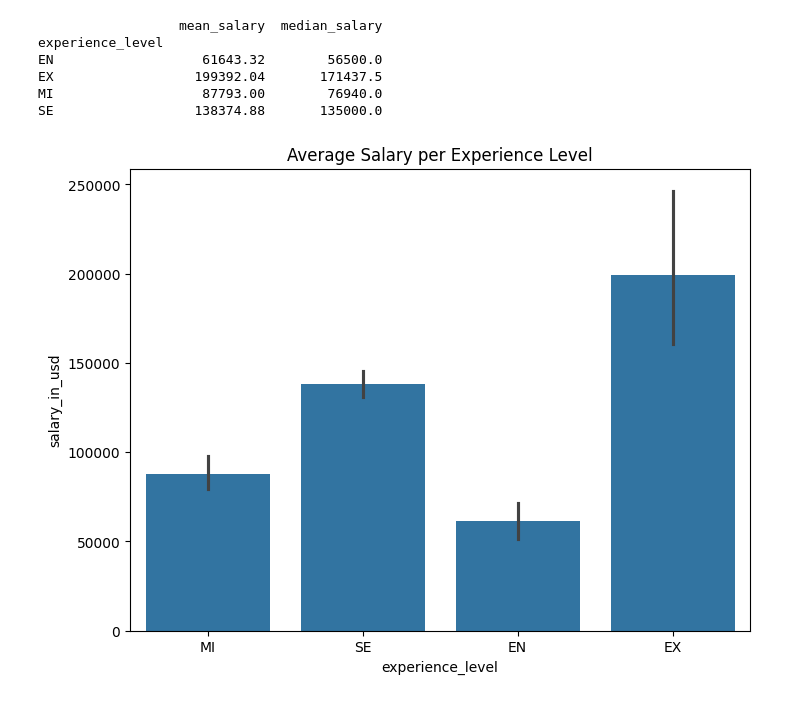
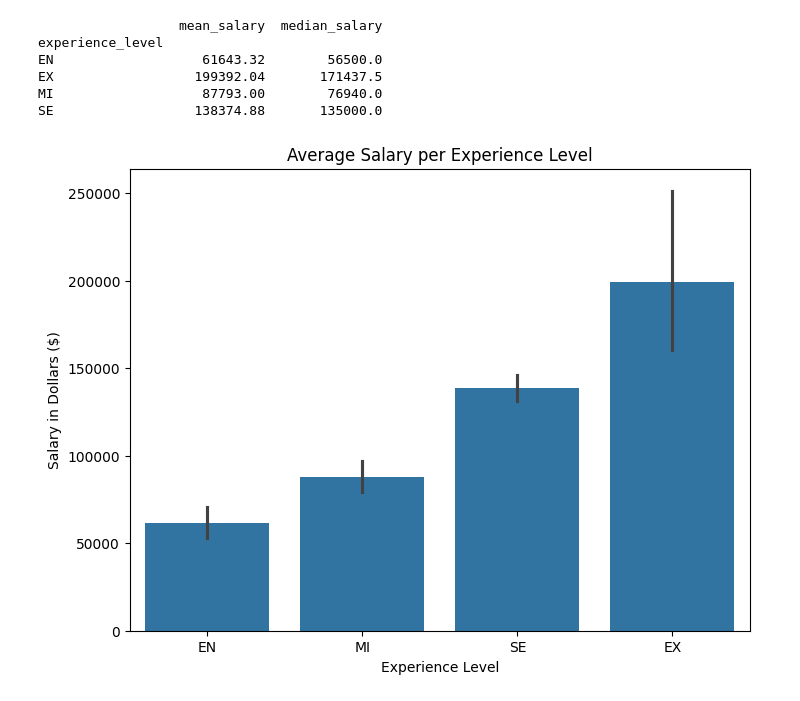
Before and after one commit to groisenberg79/di-bootcamp-genai, a Jupyter notebook: Week6/Day3/DailyChallenge/daily_challenge.ipynb, the cells around one changed output. Drawn from its saved outputs; the diff is of its cells as text; code cells hidden in the pictures.

```diff
--- a/Week6/Day3/DailyChallenge/daily_challenge.ipynb
+++ b/Week6/Day3/DailyChallenge/daily_challenge.ipynb
@@ -124,8 +124,12 @@ SE                  138374.88       135000.0
 # %%
 # Make barplot of avarage salary for each experience level
 fig, axs = plt.subplots(figsize=(8, 6))
-axs = sns.barplot(x="experience_level", y="salary_in_usd", data=df)
+# Customize order of labels according to seniority
+custom_order = ['EN', 'MI', 'SE', 'EX']
+axs = sns.barplot(x="experience_level", y="salary_in_usd", data=df, order=custom_order)
+axs.set_xlabel('Experience Level')
+axs.set_ylabel('Salary in Dollars ($)')
 plt.title("Average Salary per Experience Level")
 plt.show()
 # %% [output]
-[figure, old version]
+[figure, new version]
```
Also changed, not shown: 2 other files.
